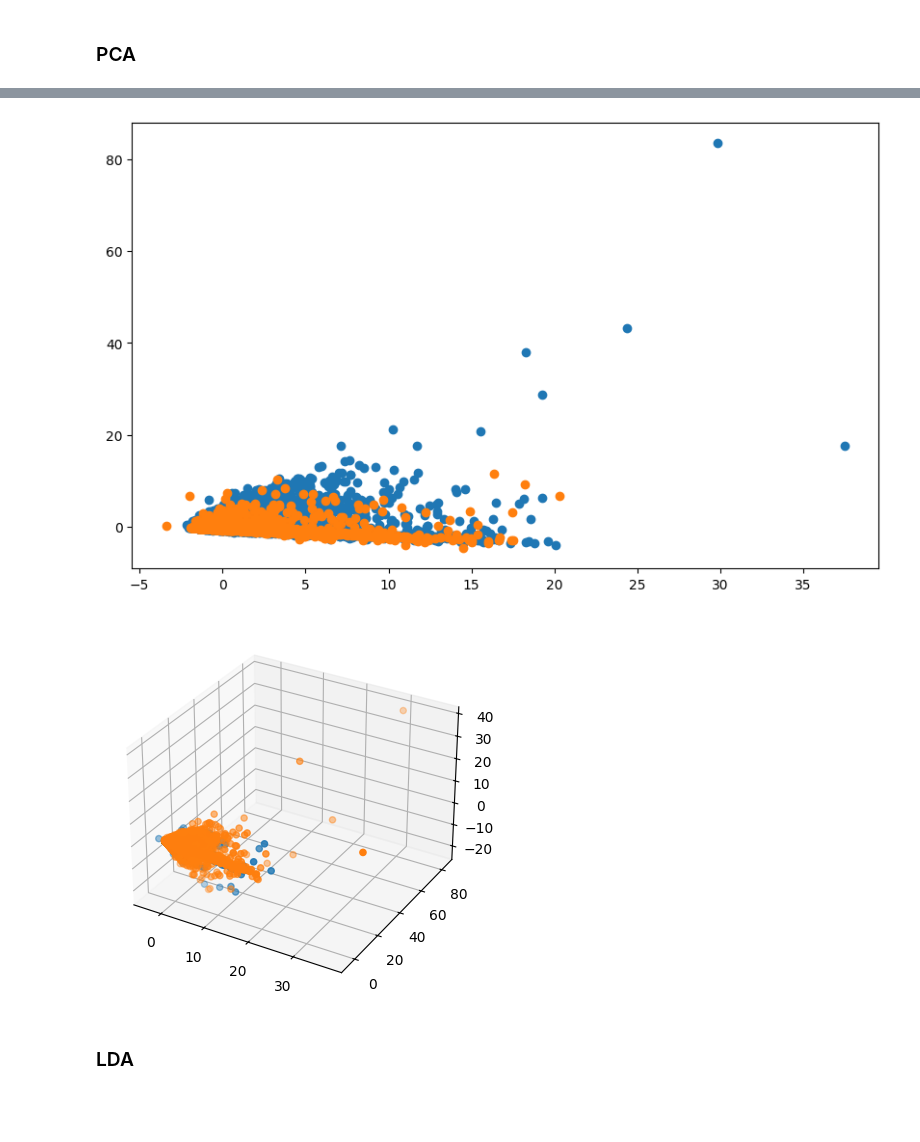
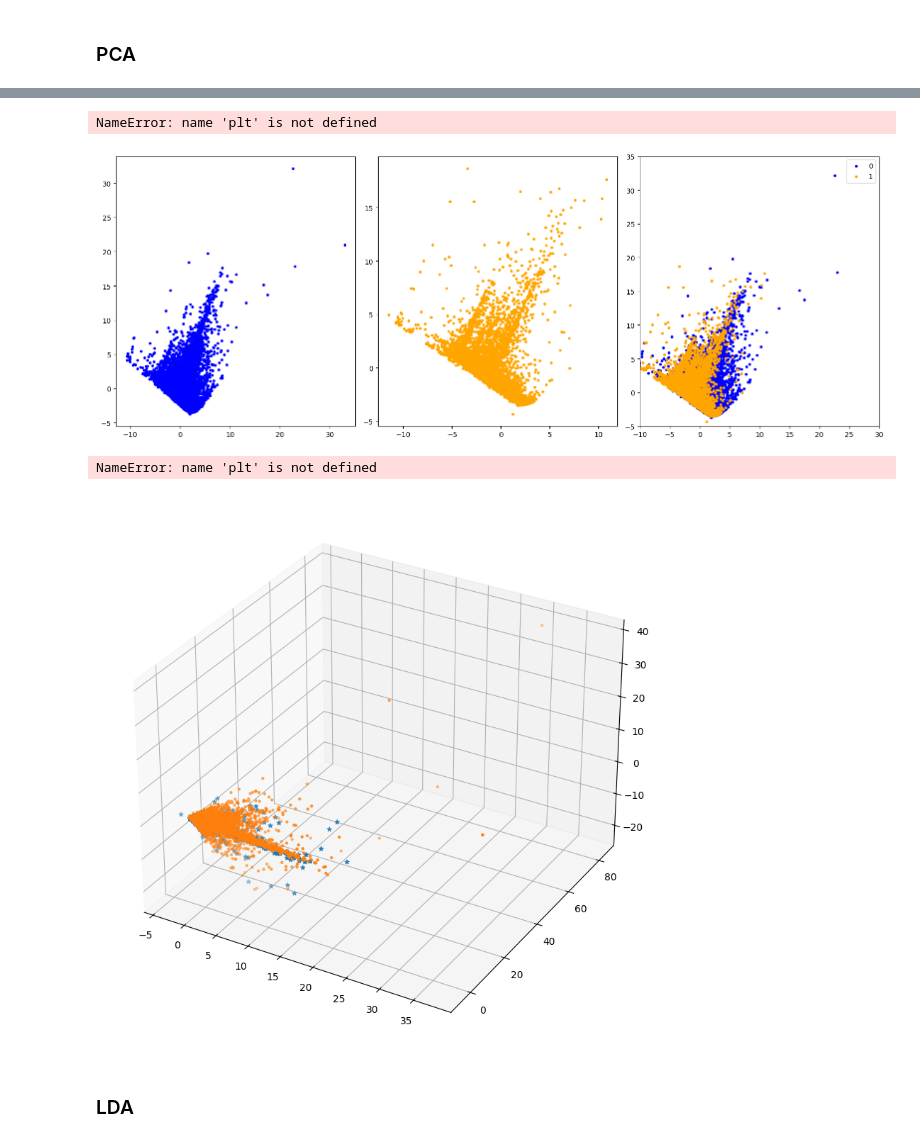
Before and after one commit to JoaoESmoreira/RP-Project, a Jupyter notebook: src/main.ipynb, the cells around one changed output, grey strips where cells are left out. Saved outputs shown, nothing was run; the diff lists cells and outputs as text; code cells hidden in the pictures; blank space fills up the shorter version.

```diff
--- a/src/main.ipynb
+++ b/src/main.ipynb
@@ -167,17 +193,9 @@ X = pd.DataFrame(scaler.fit_transform(X), columns=X.columns)
 # %%
-y = data['target'].copy()
-X = data.copy()
-X.drop(['target'], axis=1, inplace=True)
-
 mu = X.mean()
 s = X.std()
 
 X = (X - mu) / s
 # %%
-y = data['target'].copy()
-X = data.copy()
-X.drop(['target'], axis=1, inplace=True)
-
 scaler = MinMaxScaler(feature_range=(-1, 1))
 X = pd.DataFrame(scaler.fit_transform(X), columns=X.columns)
 X['target'] = y
@@ -204,8 +222,7 @@ SEED = 42
 X_train, X_test, y_train, y_test = train_test_split(X, y, test_size=0.25, random_state=SEED, stratify=y)
 rus = RandomUnderSampler(random_state=SEED)
 X_train, y_train = rus.fit_resample(X_train, y_train)
-X = X_train
-y = y_train
+
 display(len(y_train == 0))
 display(len(y_train == 1))
 # %% [output]
@@ -281,0 +323,5 @@ display(X_pca)
+# %%
+pca = PCA(n_components=X.shape[1])
+pca.fit(X)
+X_pca = pd.DataFrame(pca.transform(X))
+#display(X_pca)
@@ -282,23 +357,53 @@ display(X_pca)
+# %%
+fig, axes = plt.subplots(1, 3, figsize=(16, 6))
+
+axes[0].scatter(X_projected[y==0][1],0, marker=".", color='blue')
+axes[1].scatter(X_projected[y==1][1],0, marker=".", color='orange')
+axes[2].scatter(X_projected[y==0][1],0, marker=".", color='blue')
+axes[2].scatter(X_projected[y==1][1],0, marker=".", color='orange')
+
+# plt.xlim(-10, 30)
+# plt.ylim(-5, 35)
+plt.tight_layout()
+plt.legend([0, 1])
+plt.show()
+# %% [output]
+NameError: name 'plt' is not defined
+# %%
+fig, axes = plt.subplots(1, 3, figsize=(16, 6))
+
+axes[0].scatter(X_projected[y==0][1], X_projected[y==0][0], marker=".", color='blue')
+axes[1].scatter(X_projected[y==1][1], X_projected[y==1][0], marker=".", color='orange')
+axes[2].scatter(X_projected[y==0][1], X_projected[y==0][0], marker=".", color='blue')
+axes[2].scatter(X_projected[y==1][1], X_projected[y==1][0], marker=".", color='orange')
+
+plt.xlim(-10, 30)
+plt.ylim(-5, 35)
+plt.tight_layout()
+plt.legend([0, 1])
+plt.show()
+# %% [output]
+[figure, added]
 # %%
 plt.figure(figsize=(10,6))
 
-plt.scatter(X_pca[y==0]['PCA1'], X_pca[y==0]['PCA2'])
-plt.scatter(X_pca[y==1]['PCA1'], X_pca[y==1]['PCA2'])
+plt.scatter(X_pca[y==0]['PCA1'], X_pca[y==0]['PCA2'], marker=".")
+plt.scatter(X_pca[y==1]['PCA1'], X_pca[y==1]['PCA2'], marker=".")
 
 plt.show()
 # %% [output]
-[figure, removed]
+NameError: name 'plt' is not defined
 # %%
 
-fig = plt.figure()
+fig = plt.figure(figsize=(12,10))
 ax = fig.add_subplot(projection='3d')
 
-ax.scatter(X_pca[y==1]['PCA1'], X_pca[y==1]['PCA2'], X_pca[y==1]['PCA3'])
-ax.scatter(X_pca[y==0]['PCA1'], X_pca[y==0]['PCA2'], X_pca[y==0]['PCA3'])
+ax.scatter(X_pca[y==1]['PCA1'], X_pca[y==1]['PCA2'], X_pca[y==1]['PCA3'], marker="*")
+ax.scatter(X_pca[y==0]['PCA1'], X_pca[y==0]['PCA2'], X_pca[y==0]['PCA3'], marker=".")
 
 plt.show()
 # %% [output]
-[figure, old version]
+[figure, new version]
 # %% [markdown]
 ### LDA
 # %%
```
Also changed, not shown: parts of 24 cells of this notebook, 2 other files.
